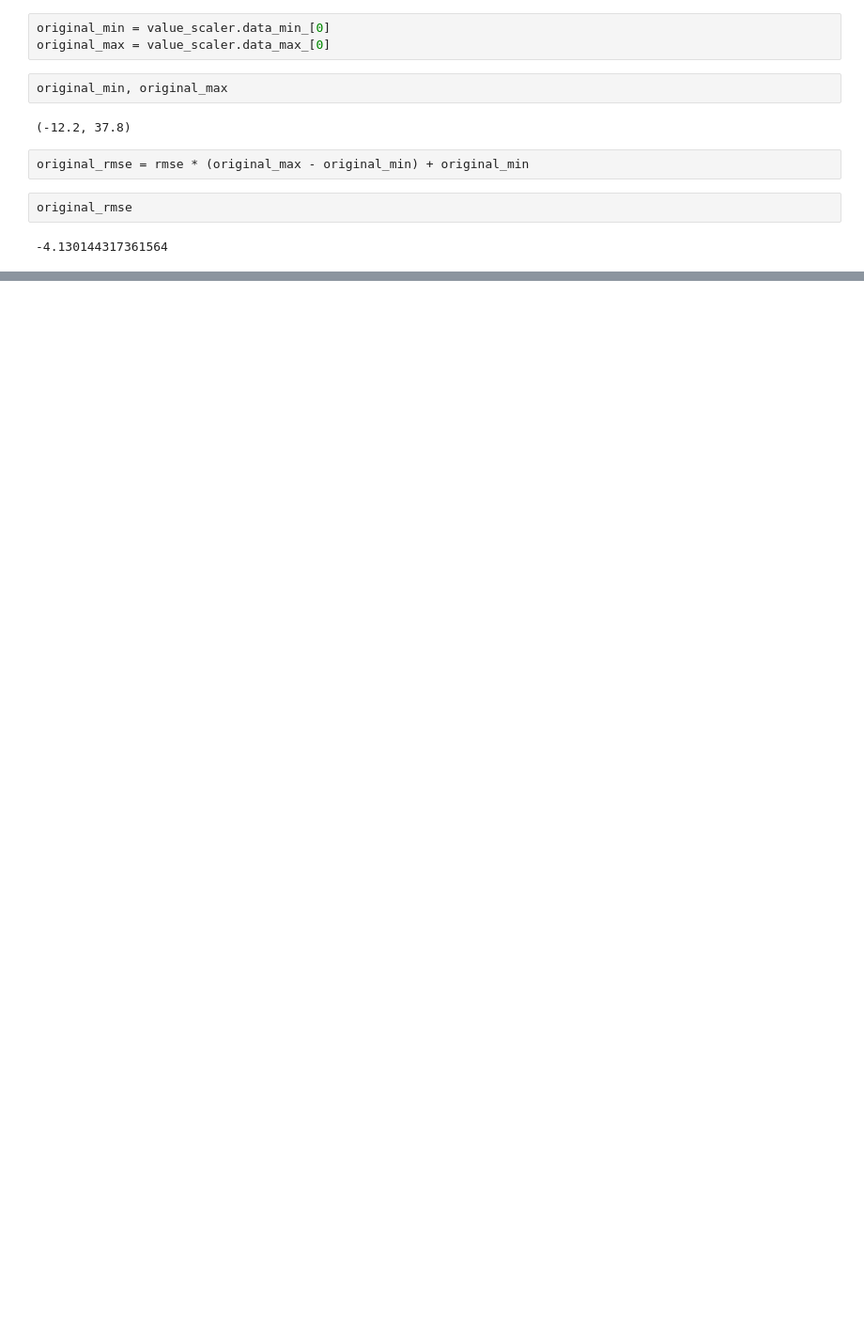
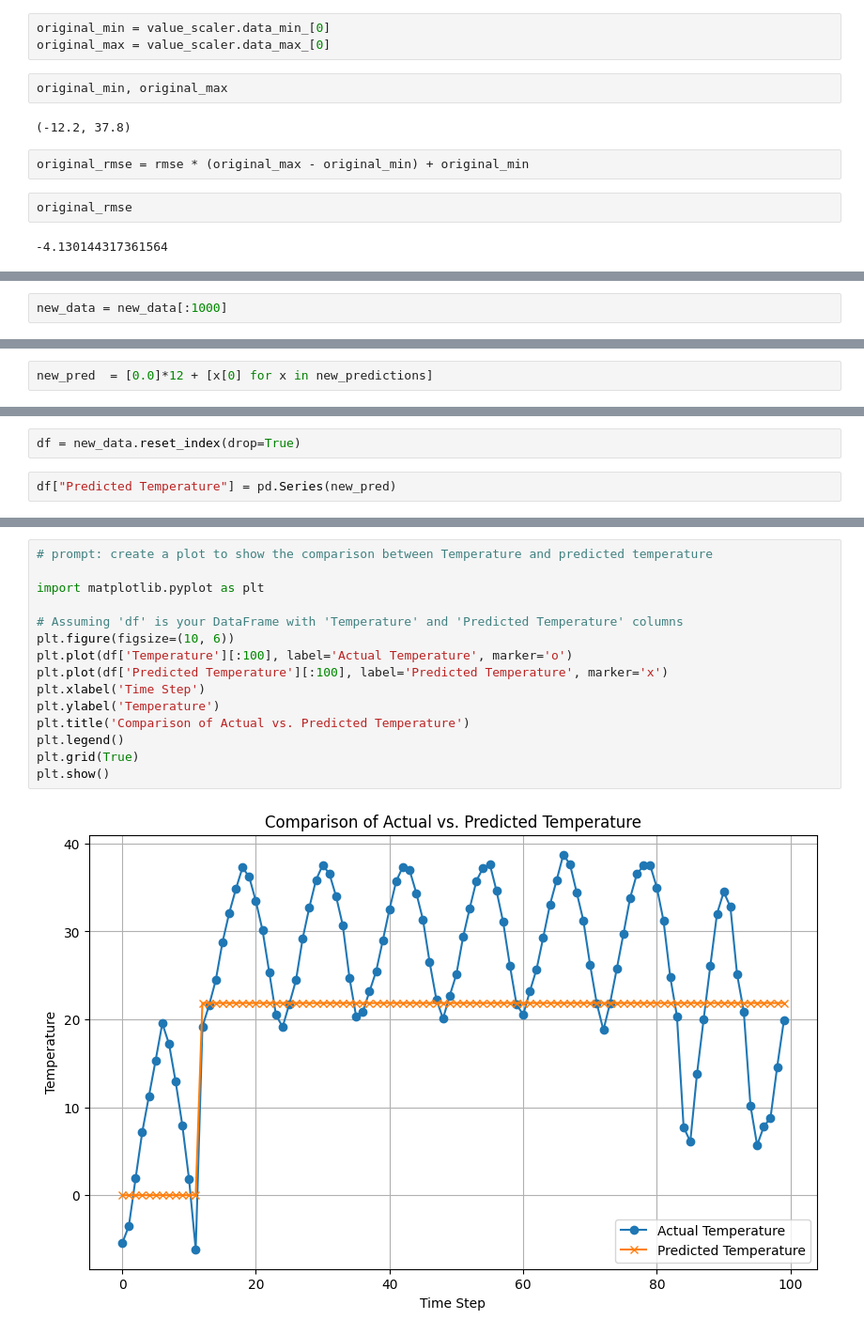
Before and after one commit to killerbeelsl/weather_temperature_prediction_with_transformer, a Jupyter notebook: data_preprocessing.ipynb, the cells around one changed output, grey strips where cells are left out. Shown at 94% size. Saved outputs shown, nothing was run; the diff lists cells and outputs as text; blank space fills up the shorter version.

Commit message:
updated the prediction part

```diff
--- a/data_preprocessing.ipynb
+++ b/data_preprocessing.ipynb
@@ -196,0 +201,2 @@ original_rmse
+# %%
+new_data = new_data[:1000]
@@ -196,0 +248,2 @@ original_rmse
+# %%
+new_pred  = [0.0]*12 + [x[0] for x in new_predictions]
@@ -196,0 +254,4 @@ original_rmse
+# %%
+df = new_data.reset_index(drop=True)
+# %%
+df["Predicted Temperature"] = pd.Series(new_pred)
@@ -196,0 +274,17 @@ original_rmse
+# %%
+# prompt: create a plot to show the comparison between Temperature and predicted temperature
+
+import matplotlib.pyplot as plt
+
+# Assuming 'df' is your DataFrame with 'Temperature' and 'Predicted Temperature' columns
+plt.figure(figsize=(10, 6))
+plt.plot(df['Temperature'][:100], label='Actual Temperature', marker='o')
+plt.plot(df['Predicted Temperature'][:100], label='Predicted Temperature', marker='x')
+plt.xlabel('Time Step')
+plt.ylabel('Temperature')
+plt.title('Comparison of Actual vs. Predicted Temperature')
+plt.legend()
+plt.grid(True)
+plt.show()
+# %% [output]
+[figure, added]
```
Also changed, not shown: parts of 5 cells of this notebook.
